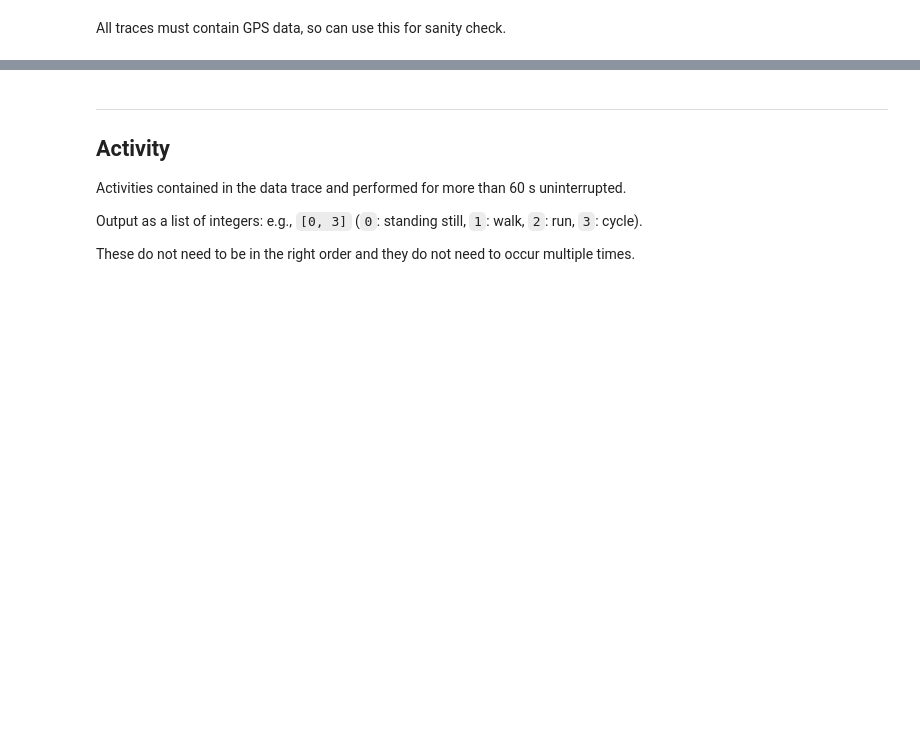
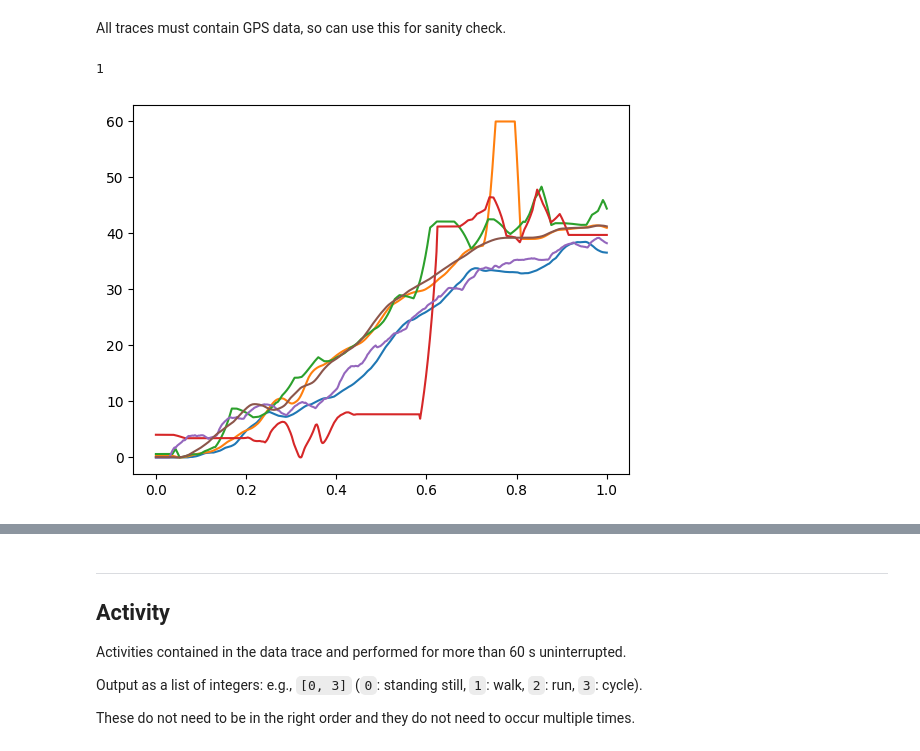
Before and after one commit to matchy233/mham, a Jupyter notebook: watchloc.ipynb, the cells around one changed output, grey strips where cells are left out. Cells and saved outputs as stored; diff of their text form; code cells hidden in the pictures; blank space fills up the shorter version.

```diff
--- a/watchloc.ipynb
+++ b/watchloc.ipynb
@@ -53,6 +53,13 @@ def bp_filter(value_seq, fp:float=3, fs:float=20.0):
     filtered = signal.sosfilt(sos, value_seq)
     return filtered
 
+def lp_filter(value_seq, window=100):
+    weights = np.exp(np.linspace(-1., 0., window))
+    weights /= weights.sum()
+    a = np.convolve(value_seq, weights, mode='full')[:len(value_seq)]
+    a[:window] = a[window]
+    return a
+
 def get_envelop(value_seq,
                 fs:float=20,
                 half_window_size:float=0.5,
@@ -298,16 +89,3 @@ class WatchLocPredictor(BaseEstimator):
 ## Path Index
 # %% [markdown]
 All traces must contain GPS data, so can use this for sanity check.
-# %%
-class PathDetector(BaseEstimator):
-    # required
-    def __init__(self):
-        pass
-
-    # required
-    def fit(self, data, labels):
-        pass
-
-    # required
-    def predict(self, trace):
-        return 0
@@ -313,0 +133,10 @@ class PathDetector(BaseEstimator):
+# %%
+dec = PathDetector()
+for f in range(30):
+    if labels[f]==1:
+        trace = Recording(filenames[f], no_labels=False, mute=True)
+        _ = dec.predict(trace)
+print(trace.labels['path_idx'])
+# %% [output]
+1
+[figure, added]
```
Also changed, not shown: parts of 13 cells of this notebook.
